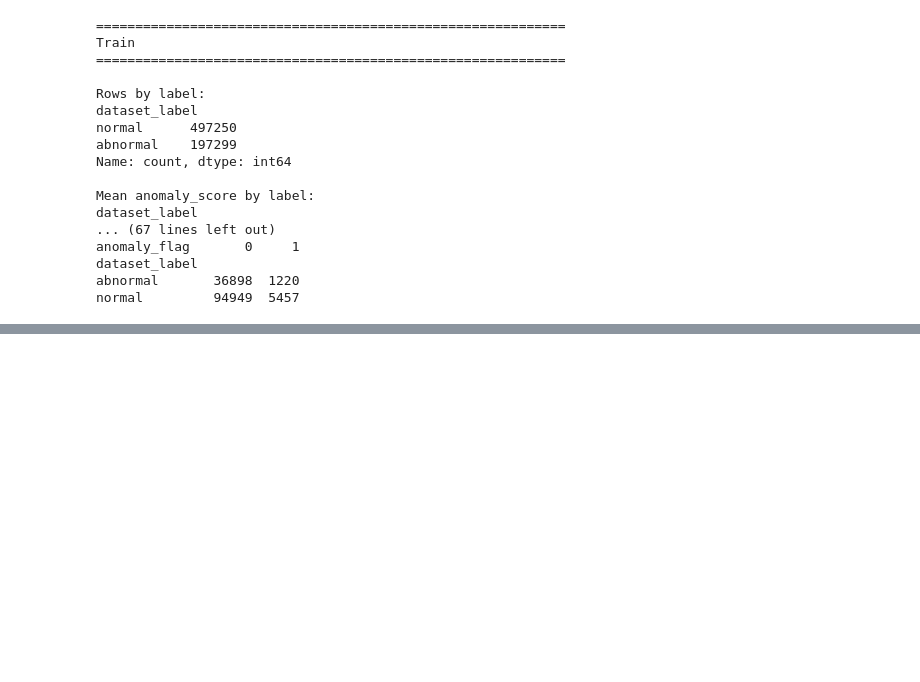
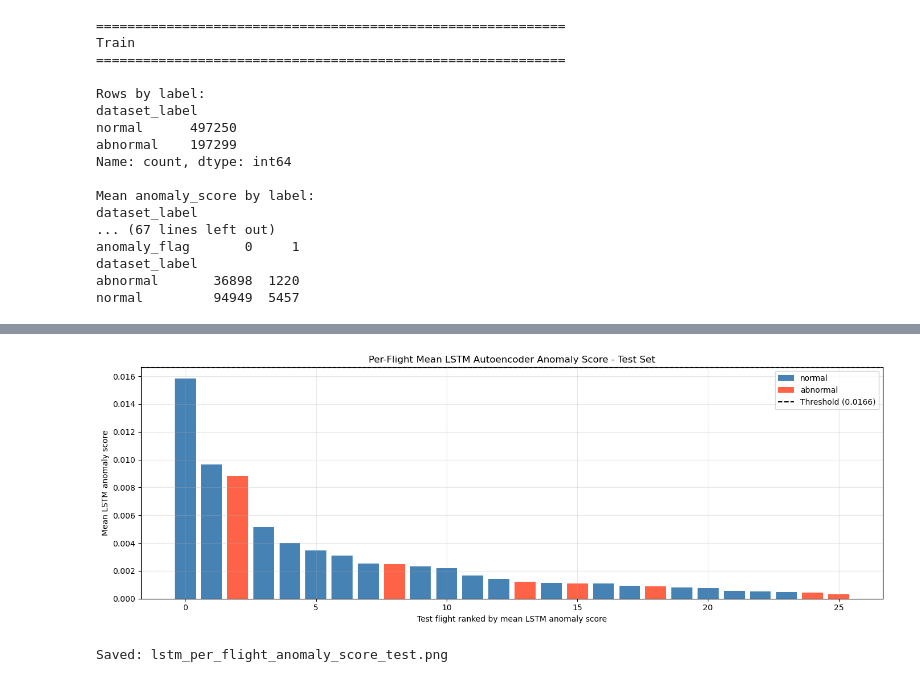
Before and after one commit to arjjunck/uav-thesis, a Jupyter notebook: uav_px4_dataset_project/notebooks/05_lstm_autoencoder_anomaly_score.ipynb, the cells around one changed output, grey strips where cells are left out. Cells and saved outputs as stored; diff of their text form; code cells hidden in the pictures; blank space fills up the shorter version.

```diff
--- a/uav_px4_dataset_project/notebooks/05_lstm_autoencoder_anomaly_score.ipynb
+++ b/uav_px4_dataset_project/notebooks/05_lstm_autoencoder_anomaly_score.ipynb
@@ -1452,0 +1756,60 @@ Top 10 highest anomaly-score flights:
+# %%
+# ============================================================
+# Plot: Test flights ranked by LSTM mean anomaly score
+# ============================================================
+
+plot_df = test_flight_summary_lstm.sort_values(
+    "mean_lstm_score",
+    ascending=False
+).reset_index(drop=True)
+
+colors = plot_df["dataset_label"].map({
+    "normal": "steelblue",
+    "abnormal": "tomato"
+})
+
+plt.figure(figsize=(14, 5))
+
+plt.bar(
+    range(len(plot_df)),
+    plot_df["mean_lstm_score"],
+    color=colors
+)
+
+plt.axhline(
+    ANOMALY_THRESHOLD,
+    color="black",
+    linestyle="--",
+    linewidth=1.2,
+    label=f"Row-level threshold ({ANOMALY_THRESHOLD:.4f})"
+)
+
+plt.xlabel("Test flight ranked by mean LSTM anomaly score")
+plt.ylabel("Mean LSTM anomaly score")
+plt.title("Per-Flight Mean LSTM Autoencoder Anomaly Score - Test Set")
+
+# Manual legend
+from matplotlib.patches import Patch
+
+legend_items = [
+    Patch(facecolor="steelblue", label="normal"),
+    Patch(facecolor="tomato", label="abnormal")
+]
+
+plt.legend(handles=legend_items + [plt.Line2D([0], [0], color="black", linestyle="--", label=f"Threshold ({ANOMALY_THRESHOLD:.4f})")])
+
+plt.grid(True, alpha=0.3)
+plt.tight_layout()
+
+plt.savefig(
+    PLOT_DIR / "lstm_per_flight_anomaly_score_test.png",
+    dpi=300,
+    bbox_inches="tight"
+)
+
+plt.show()
+
+print("Saved: lstm_per_flight_anomaly_score_test.png")
+# %% [output]
+[figure, added]
+Saved: lstm_per_flight_anomaly_score_test.png
```
Also changed, not shown: parts of 4 cells of this notebook, 35 other files.
